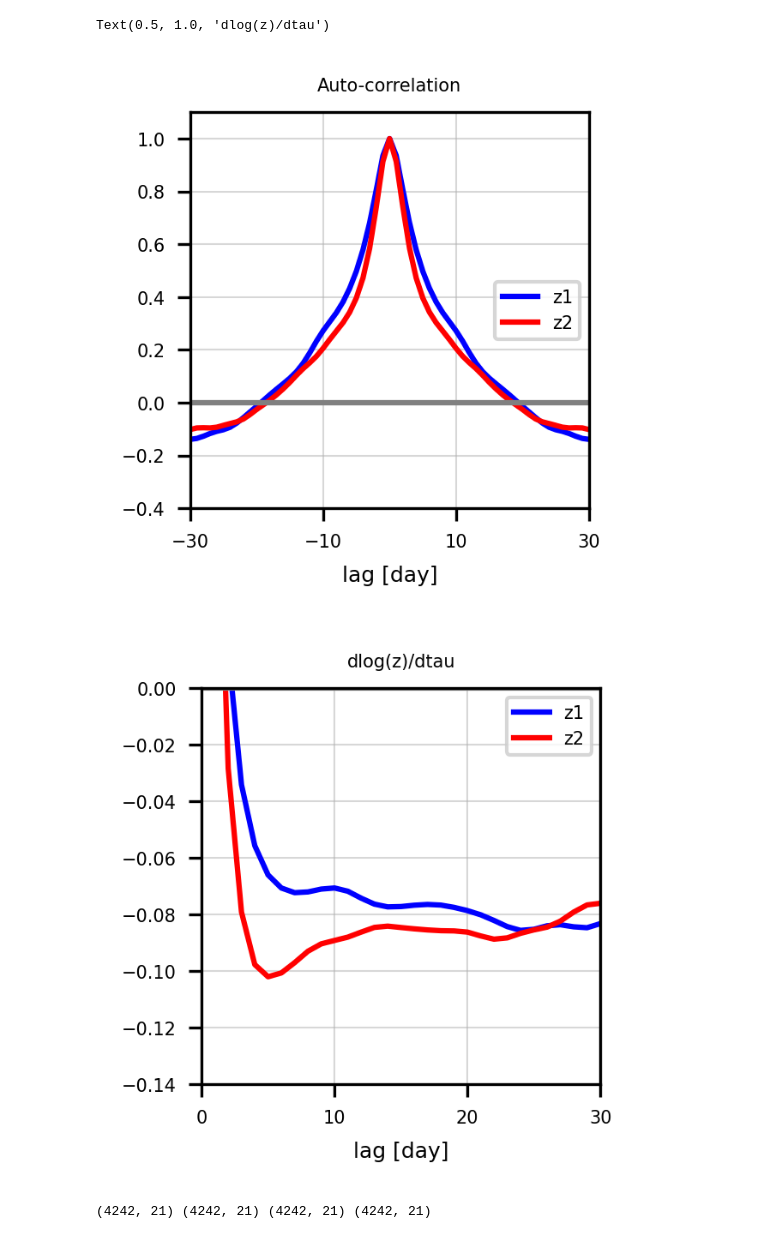
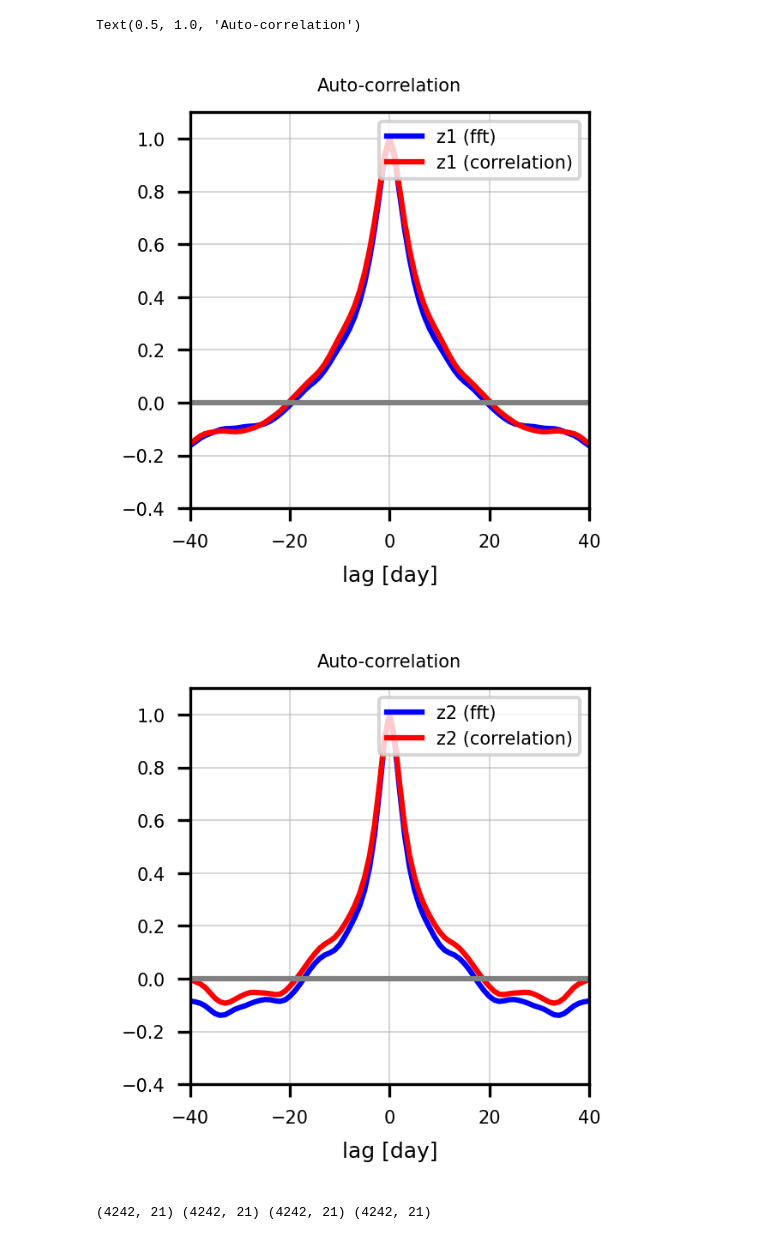
Before and after one commit to HuangJin-De/am_NH, a Jupyter notebook: discussion/20231122.ipynb, the cells around one changed output. Cells and saved outputs as stored; diff of their text form; code cells hidden in the pictures.

```diff
--- a/discussion/20231122.ipynb
+++ b/discussion/20231122.ipynb
@@ -62,48 +62,51 @@ tao =  4.998443784168028
 # %%
 path='am_NH'
 filen=path+'/train_data/ERA5_spectrum_data.dat'
 
 data=np.fromfile(filen,dtype=np.float32)
 data=data.reshape(-1,34,121)
 
 x=np.arange(-60,61)
 z1=np.mean(data[:,0,:],0)
 z2=np.mean(data[:,1,:],0)
 
+filen=path+'/train_data/auto_corr_data.dat'
+
+data1=np.fromfile(filen,dtype=np.float32)
+data1=data1.reshape(-1,34,121)
+
+z1c=np.mean(data1[:,0,:],0)
+z2c=np.mean(data1[:,1,:],0)
+
 fig,ax=plt.subplots(figsize=(2,2),dpi=300)
-ax.plot(x,z1,'b',x,z2,'r',x,x*0.,'gray')
+ax.plot(x,z1,'b',x,z1c,'r',x,x*0.,'gray')
 ax.tick_params(labelsize=5)
-plt.legend(["z1","z2"],fontsize=5,loc=5)
+plt.legend(["z1 (fft)","z1 (correlation)"],fontsize=5,loc='upper right')
 ax.set_ylim([0.4,1.1])
 ax.set_yticks(np.arange(-0.4,1.2,0.2))
-ax.set_xlim([-30,30])
-ax.set_xticks(np.arange(-30,30.1,20.))
+ax.set_xlim([-40,40])
+ax.set_xticks(np.arange(-40,40.1,20.))
 ax.grid(lw=0.5,alpha=0.5)
 ax.set_xlabel('lag [day]',fontsize=6)
 ax.set_ylabel('',fontsize=6)
 ax.set_title('Auto-correlation',fontsize=5)
 
-
-y1=np.diff(np.log(z1-np.min(z1)),0)/np.diff(x,0)
-y2=np.diff(np.log(z2-np.min(z2)),0)/np.diff(x,0)
-
-
 fig,ax=plt.subplots(figsize=(2,2),dpi=300)
-ax.plot(x,y1,'b',x,y2,'r',x,x*0.,'gray')
-plt.legend(["z1","z2"],fontsize=5,loc=1)
+ax.plot(x,z2,'b',x,z2c,'r',x,x*0.,'gray')
 ax.tick_params(labelsize=5)
-ax.set_ylim([-0.14,0])
-ax.set_yticks(np.arange(-0.14,0.01,0.02))
-ax.set_xlim([0,30])
-ax.set_xticks(np.arange(0.,30.1,10.))
+plt.legend(["z2 (fft)","z2 (correlation)"],fontsize=5,loc='upper right')
+ax.set_ylim([0.4,1.1])
+ax.set_yticks(np.arange(-0.4,1.2,0.2))
+ax.set_xlim([-40,40])
+ax.set_xticks(np.arange(-40,40.1,20.))
 ax.grid(lw=0.5,alpha=0.5)
 ax.set_xlabel('lag [day]',fontsize=6)
 ax.set_ylabel('',fontsize=6)
-ax.set_title('dlog(z)/dtau',fontsize=5)
+ax.set_title('Auto-correlation',fontsize=5)
 # %% [output]
-Text(0.5, 1.0, 'dlog(z)/dtau')
+Text(0.5, 1.0, 'Auto-correlation')
-[figure, old version]
+[figure, new version]
-[figure, old version]
+[figure, new version]
 # %%
 path='am_NH'
 filen=path+'/train_data/zm_21days_ori_data.dat'
```
Also changed, not shown: parts of 4 cells of this notebook.
